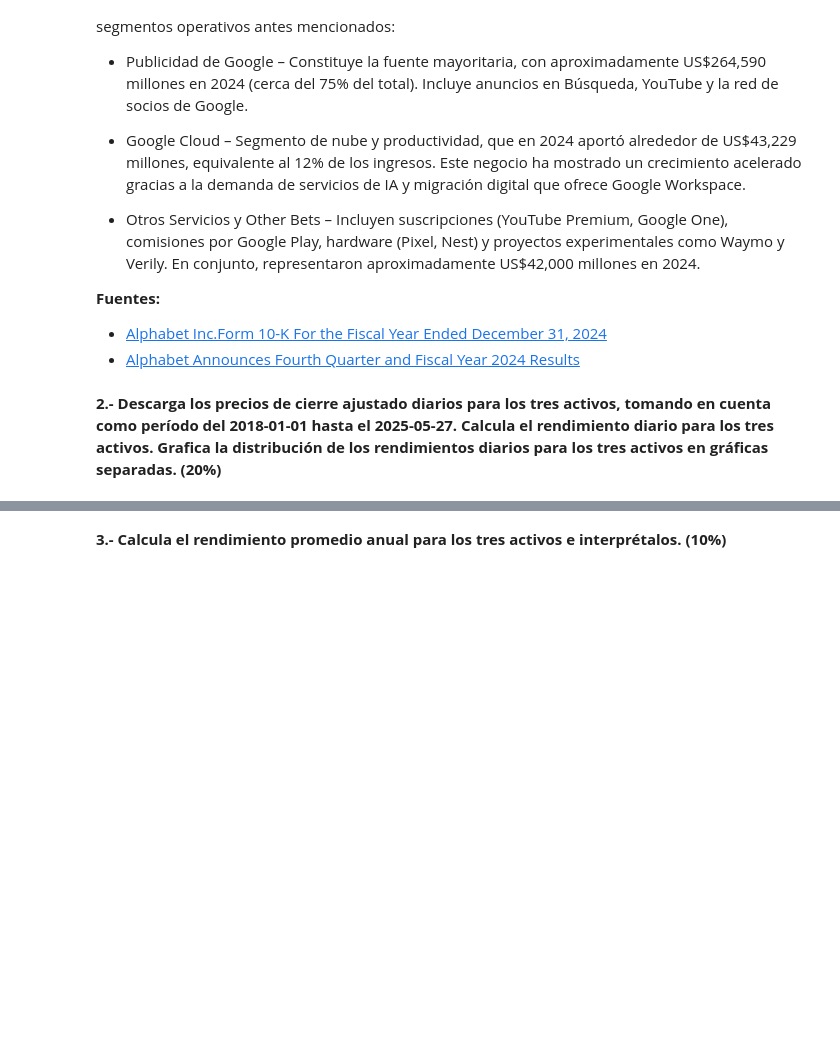
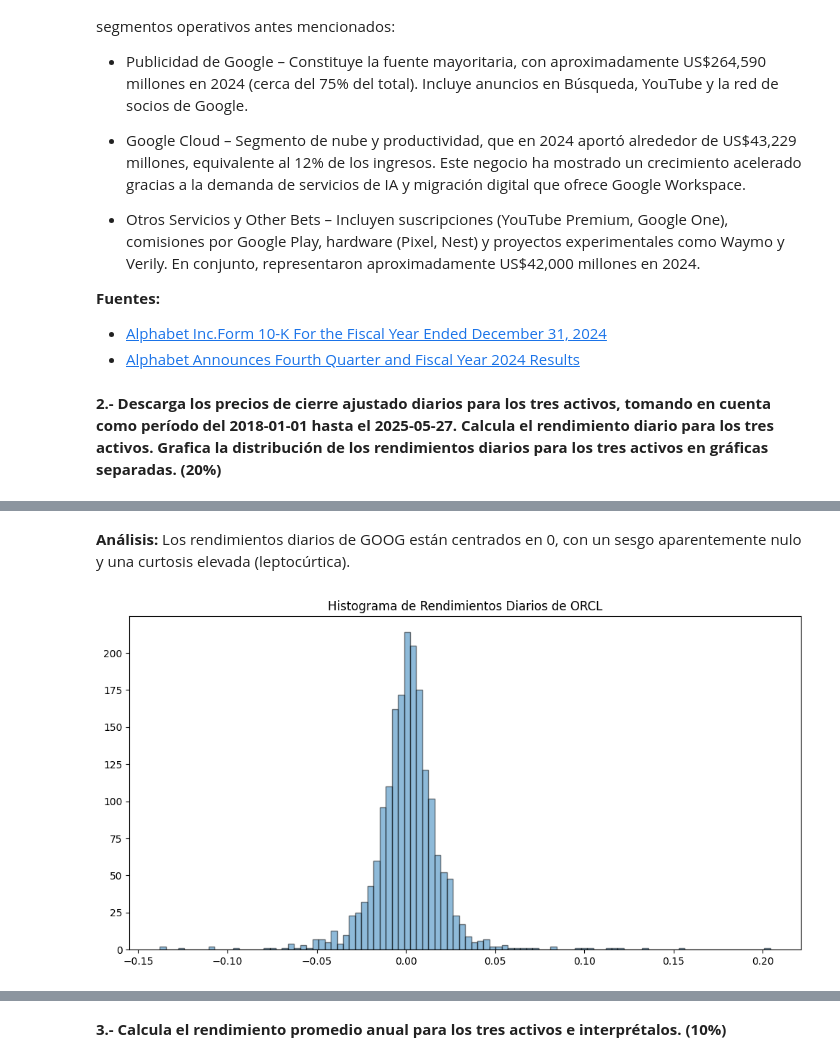
Before and after one commit to Alastor1562/PORTAFOLIOS_2025, a Jupyter notebook: Tareas/T1_Rendimientos.ipynb, the cells around one changed output, grey strips where cells are left out. Cells and saved outputs as stored; diff of their text form; code cells hidden in the pictures; blank space fills up the shorter version.

```diff
--- a/Tareas/T1_Rendimientos.ipynb
+++ b/Tareas/T1_Rendimientos.ipynb
@@ -95,0 +90,9 @@ plt.show()
+# %% [markdown]
+**Análisis:** Los rendimientos diarios de GOOG están centrados en 0, con un sesgo aparentemente nulo y una curtosis elevada (leptocúrtica).
+# %%
+plt.figure(figsize=(12,6))
+plt.hist(rend['ORCL'], bins=100, edgecolor='black', alpha=0.5)
+plt.title('Histograma de Rendimientos Diarios de ORCL')
+plt.show();
+# %% [output]
+[figure, added]
```
Also changed, not shown: parts of 7 cells of this notebook.
